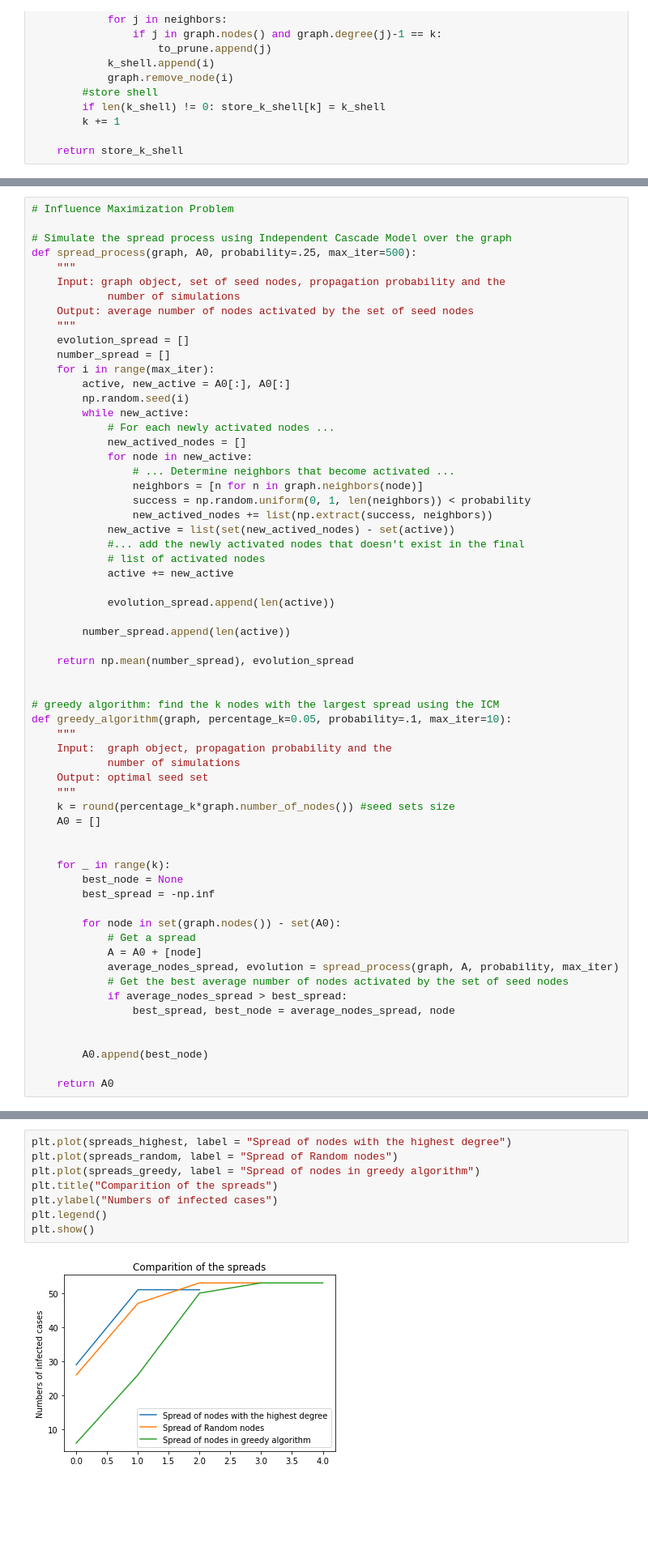
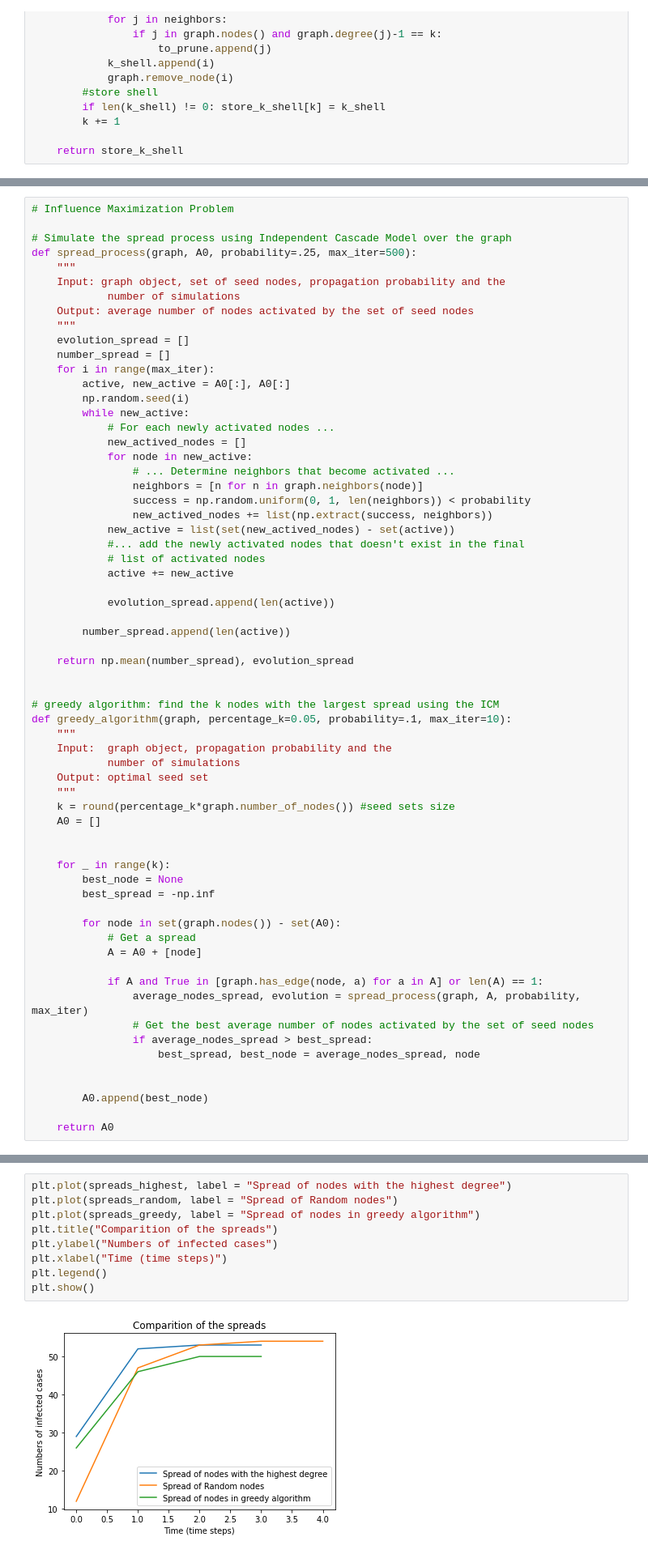
Before and after one commit to marty12342000/LNIMA2472-Homework-1, a Jupyter notebook: GroupCode.ipynb, the cells around one changed output, grey strips where cells are left out. Shown at 81% size. Cells and saved outputs as stored; diff of their text form; blank space fills up the shorter version.

```diff
--- a/GroupCode.ipynb
+++ b/GroupCode.ipynb
@@ -308,10 +308,12 @@ def greedy_algorithm(graph, percentage_k=0.05, probability=.1, max_iter=10):
         for node in set(graph.nodes()) - set(A0):
             # Get a spread
             A = A0 + [node]
-            average_nodes_spread, evolution = spread_process(graph, A, probability, max_iter)
-            # Get the best average number of nodes activated by the set of seed nodes
-            if average_nodes_spread > best_spread:
-                best_spread, best_node = average_nodes_spread, node
+
+            if A and True in [graph.has_edge(node, a) for a in A] or len(A) == 1:
+                average_nodes_spread, evolution = spread_process(graph, A, probability, max_iter)
+                # Get the best average number of nodes activated by the set of seed nodes
+                if average_nodes_spread > best_spread:
+                    best_spread, best_node = average_nodes_spread, node
 
 
         A0.append(best_node)
@@ -356,13 +358,14 @@ print(spreads_greedy)
 # %%
 plt.plot(spreads_highest, label = "Spread of nodes with the highest degree")
 plt.plot(spreads_random, label = "Spread of Random nodes")
 plt.plot(spreads_greedy, label = "Spread of nodes in greedy algorithm")
 plt.title("Comparition of the spreads")
 plt.ylabel("Numbers of infected cases")
+plt.xlabel("Time (time steps)")
 plt.legend()
 plt.show()
 # %% [output]
-[figure, old version]
+[figure, new version]
 # %%
 color_map = []
 edgecolors = []
```
Also changed, not shown: parts of 7 cells of this notebook.
